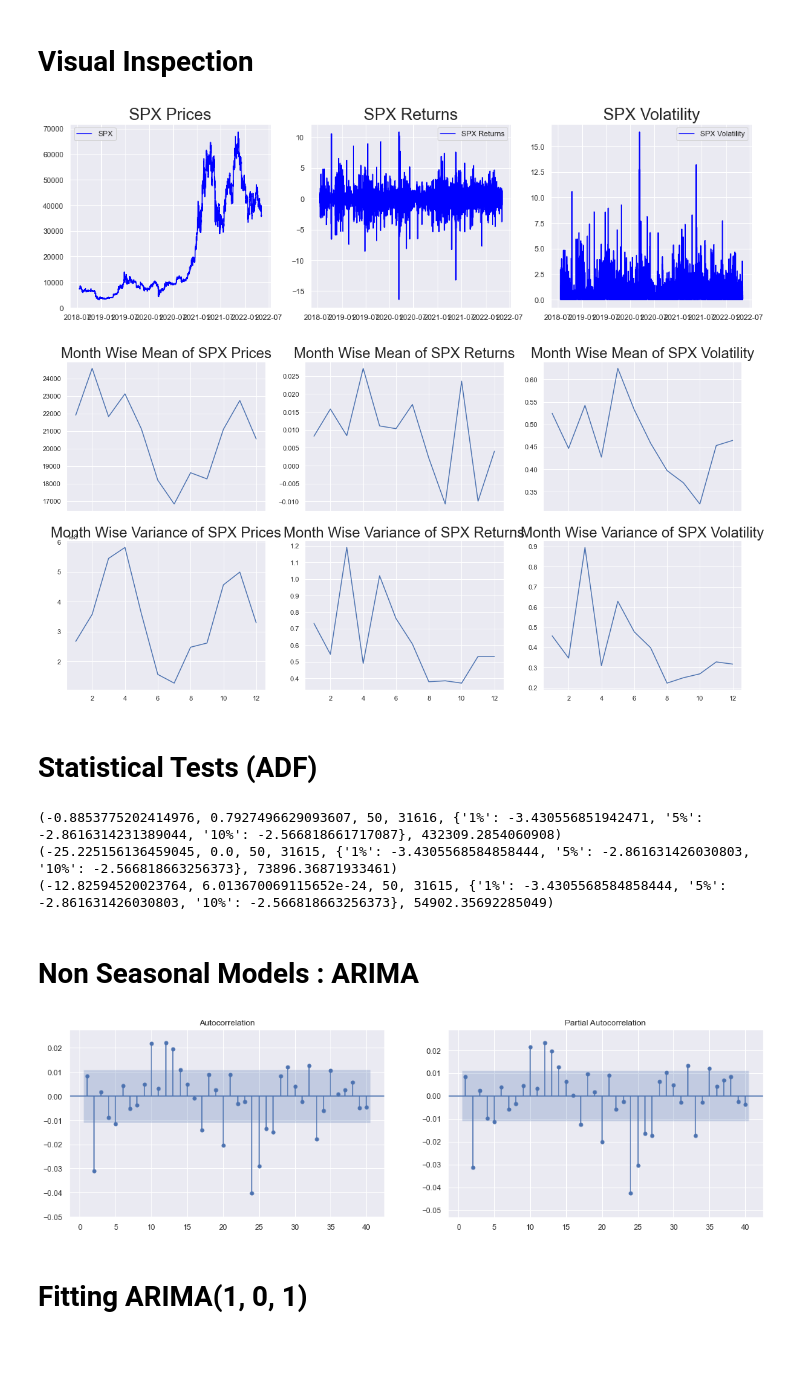
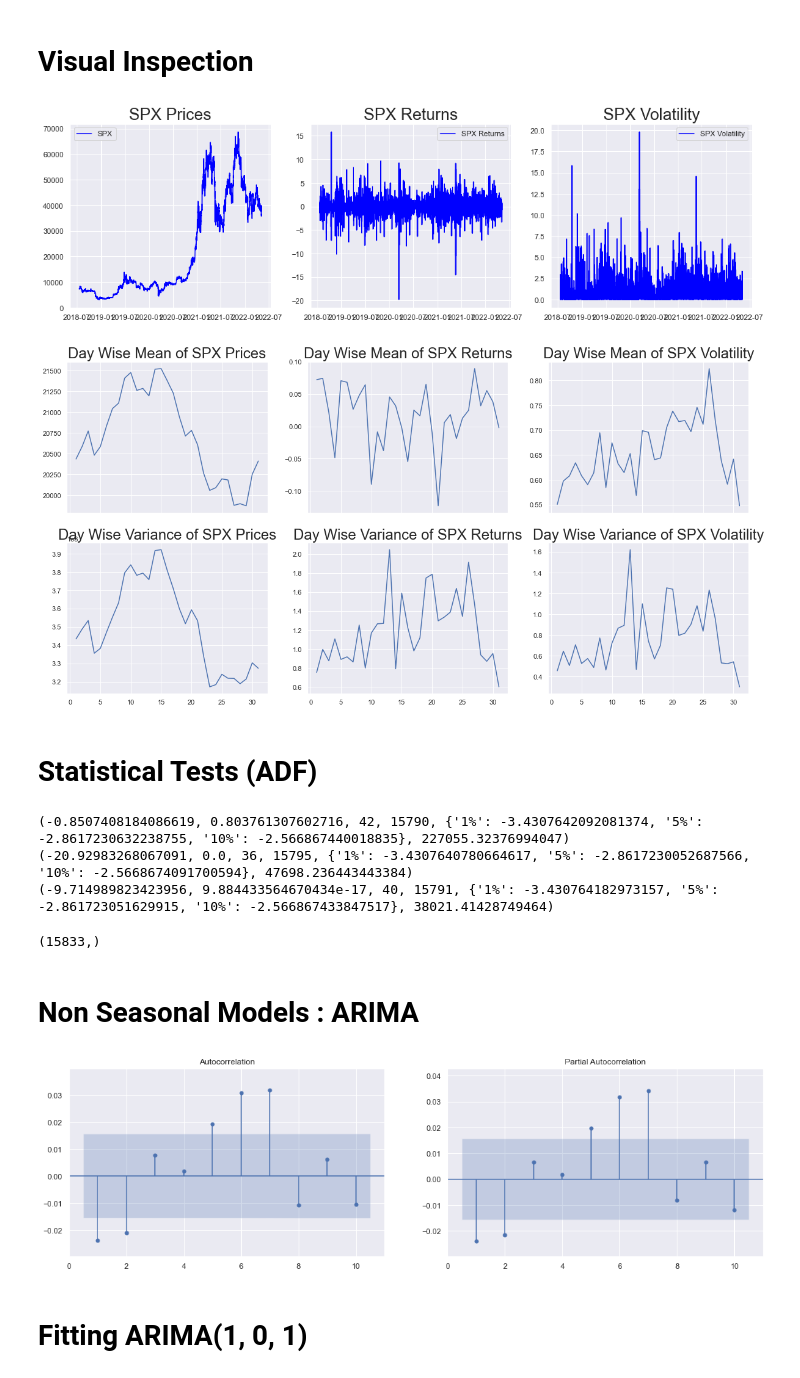
Before and after one commit to NgTMDuc/Bitcoin_Price_Prediction, a Jupyter notebook: SourCode/ARIMA_combine_GARCH.ipynb, the cells around one changed output. Drawn from its saved outputs; the diff is of its cells as text; code cells hidden in the pictures; blank space fills up the shorter version.

```diff
--- a/SourCode/ARIMA_combine_GARCH.ipynb
+++ b/SourCode/ARIMA_combine_GARCH.ipynb
@@ -21,7 +22,7 @@ data = pd.DataFrame(columns = ["spx"])
 # Copy closing prices of S&P 500 to this new column
 data["spx"] = df["Close"]
 # Ensure that the dates are ordered in business week fashion (5 days a week)
-data = data.asfreq('3600s')
+data = data.asfreq('7200s')
 # %%
 data
 # %% [output]
@@ -313,11 +341,11 @@ ax[2].legend()
 # Used to display the plot free from any additional text in Jupyter notebooks
 plt.show()
 # %% [output]
-[figure, old version]
+[figure, new version]
 # %%
 # Building dataframes to store yearly mean and variance
-mean_df = train_df.groupby(by = train_df.index.month).mean()
-var_df = train_df.groupby(by = train_df.index.month).var()
+mean_df = train_df.groupby(by = train_df.index.day).mean()
+var_df = train_df.groupby(by = train_df.index.day).var()
 
 # Setting the figure size
 plt.rcParams["figure.figsize"] = 20, 10
@@ -331,9 +359,9 @@ ax[0, 1].plot(mean_df.spx_ret)
 ax[0, 2].plot(mean_df.spx_vol)
 
 # Setting title for the first row of plots
-ax[0, 0].set_title("Month Wise Mean of SPX Prices", size = 24)
-ax[0, 1].set_title("Month Wise Mean of SPX Returns", size = 24)
-ax[0, 2].set_title("Month Wise Mean of SPX Volatility", size = 24)
+ax[0, 0].set_title("Day Wise Mean of SPX Prices", size = 24)
+ax[0, 1].set_title("Day Wise Mean of SPX Returns", size = 24)
+ax[0, 2].set_title("Day Wise Mean of SPX Volatility", size = 24)
 
 
 # PLotting variance for the 3 series in the second row
@@ -342,14 +370,14 @@ ax[1, 1].plot(var_df.spx_ret)
 ax[1, 2].plot(var_df.spx_vol)
 
 # Setting title for the second row of plots
-ax[1, 0].set_title("Month Wise Variance of SPX Prices", size = 24)
-ax[1, 1].set_title("Month Wise Variance of SPX Returns", size = 24)
-ax[1, 2].set_title("Month Wise Variance of SPX Volatility", size = 24)
+ax[1, 0].set_title("Day Wise Variance of SPX Prices", size = 24)
+ax[1, 1].set_title("Day Wise Variance of SPX Returns", size = 24)
+ax[1, 2].set_title("Day Wise Variance of SPX Volatility", size = 24)
 
 # Displaying the plots
 plt.show()
 # %% [output]
-[figure, old version]
+[figure, new version]
 # %% [markdown]
 # Statistical Tests (ADF)
 # %%
@@ -366,29 +394,33 @@ print(adfuller(train_df["spx_ret"][1:]))
 # To apply ADF Test on S&P 500 volatility, use the code line below
 print(adfuller(train_df["spx_vol"][1:]))
 # %% [output]
-(-0.8853775202414976, 0.7927496629093607, 50, 31616, {'1%': -3.430556851942471, '5%': -2.8616314231389044, '10%': -2.566818661717087}, 432309.2854060908)
-(-25.225156136459045, 0.0, 50, 31615, {'1%': -3.4305568584858444, '5%': -2.861631426030803, '10%': -2.566818663256373}, 73896.36871933461)
-(-12.82594520023764, 6.013670069115652e-24, 50, 31615, {'1%': -3.4305568584858444, '5%': -2.861631426030803, '10%': -2.566818663256373}, 54902.35692285049)
+(-0.8507408184086619, 0.803761307602716, 42, 15790, {'1%': -3.4307642092081374, '5%': -2.8617230632238755, '10%': -2.566867440018835}, 227055.32376994047)
+(-20.92983268067091, 0.0, 36, 15795, {'1%': -3.4307640780664617, '5%': -2.8617230052687566, '10%': -2.5668674091700594}, 47698.236443443384)
+(-9.714989823423956, 9.884433564670434e-17, 40, 15791, {'1%': -3.430764182973157, '5%': -2.861723051629915, '10%': -2.566867433847517}, 38021.41428749464)
+# %%
+train_df.spx_ret[:].shape
+# %% [output]
+(15833,)
 # %% [markdown]
 # Non Seasonal Models : ARIMA
 # %%
 # Importing Required Package
 import statsmodels.graphics.tsaplots as sgt
 
 # Fixing plot size
 plt.rcParams["figure.figsize"] = 18, 5
 
 # Defining Subplots
 fig, axes = plt.subplots(1, 2)
 
 # Plotting ACF and PACF for S&P 500 Returns
-sgt.plot_acf(train_df.spx_ret[1:], zero = False, lags = 40, ax = axes[0], auto_ylims = True)
-sgt.plot_pacf(train_df.spx_ret[1:], zero = False, lags = 40, ax = axes[1], auto_ylims = True)
+sgt.plot_acf(train_df.spx_ret[1:], zero = False, lags = 10, ax = axes[0], auto_ylims = True)
+sgt.plot_pacf(train_df.spx_ret[1:], zero = False, lags = 10, ax = axes[1], auto_ylims = True)
 
 # Display the Plot
 plt.show()
 # %% [output]
-[figure, old version]
+[figure, new version]
 # %% [markdown]
 # Fitting ARIMA(1, 0, 1)
 # %%
```
Also changed, not shown: parts of 50 cells of this notebook.
